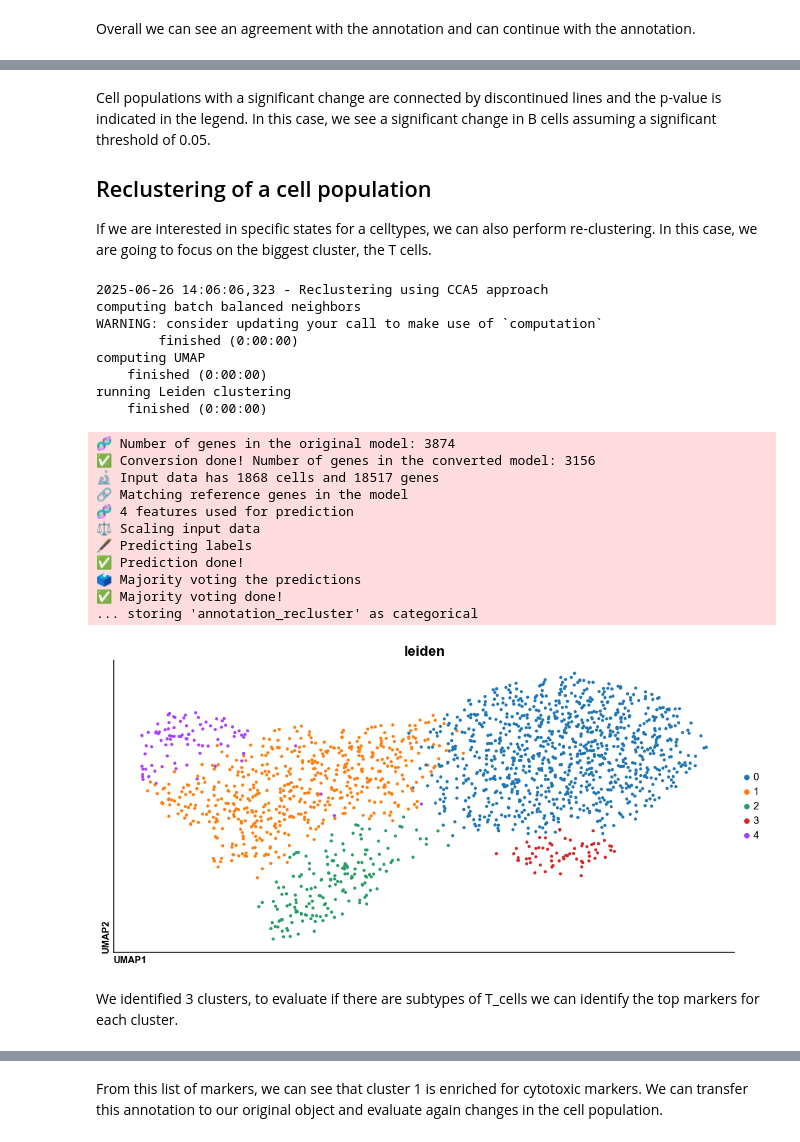
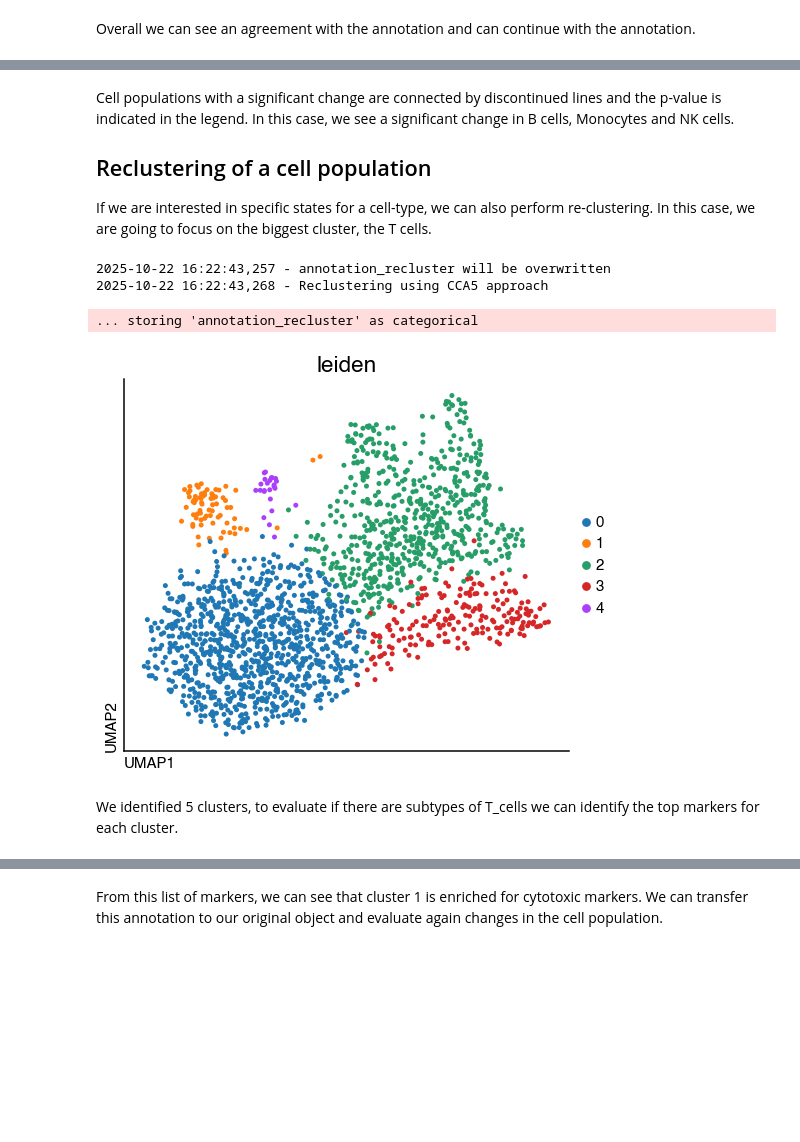
Before and after one commit to davidrm-bio/DOTools_py, a Jupyter notebook: docs/notebooks/example_10X.ipynb, the cells around one changed output, grey strips where cells are left out. Saved outputs shown, nothing was run; the diff lists cells and outputs as text; code cells hidden in the pictures; blank space fills up the shorter version.

```diff
--- a/docs/notebooks/example_10X.ipynb
+++ b/docs/notebooks/example_10X.ipynb
@@ -27,7 +34,7 @@ do.dt.example_10x("/Users/david/Downloads/Data10x")
 # %%
 paths = [
-    "/Users/david/Downloads/Data10x/healthy/outs/filtered_feature_bc_matrix.h5",
-    "/Users/david/Downloads/Data10x/disease/outs/filtered_feature_bc_matrix.h5",
+    "/Users/david/Downloads/PublicData10x/healthy/outs/filtered_feature_bc_matrix.h5",
+    "/Users/david/Downloads/PublicData10x/disease/outs/filtered_feature_bc_matrix.h5",
 ]
 
 adata = do.pp.importer_py(
@@ -221,5 +196,5 @@ do.pl.umap(adata, "leiden", labels="leiden")
 
 We also have the possibility to perform a semi-automatic annotation using [CellTypist](https://www.celltypist.org/). In this case, we use the  `Adult_COVID19_PBMC.pkl` model.
 # %%
-adata = do.tl.auto_annot(adata, "leiden", model="Healthy_COVID19_PBMC.pkl", convert=False, pl_cell_prob=True)
+do.tl.auto_annot(adata, "leiden", model="Healthy_COVID19_PBMC.pkl", convert=False, pl_cell_prob=True)
 # %% [output]
@@ -255,7 +230,7 @@ do.pl.dotplot(adata, "leiden", markers, swap_axes=False)
 Overall we can see an agreement with the annotation and can continue with the annotation.
 # %%
 adata.obs["annotation"] = adata.obs.leiden.map(
-    {"0": "Monocytes", "1": "T_cells", "2": "T_cells", "3": "NK", "4": "B_cells", "5": "pDC", "6": "T_cells"}
+    {"0": "Monocytes", "1": "T_cells", "2": "T_cells", "3": "NK", "4": "B_cells", "5": "pDC"}
 )
 do.pl.umap(adata, "annotation", labels="annotation")
 # %% [output]
@@ -283,44 +258,28 @@ do.pl.cell_props(
 # %% [markdown]
-Cell populations with a significant change are connected by discontinued lines and the p-value is indicated in the legend. In this case, we see a significant change in B cells assuming a significant threshold of 0.05.
+Cell populations with a significant change are connected by discontinued lines and the p-value is indicated in the legend. In this case, we see a significant change in B cells, Monocytes and NK cells.
 
 ## Reclustering of a cell population
 
-If we are interested in specific states for a celltypes, we can also perform re-clustering. In this case, we are going to focus on the biggest cluster, the T cells.
+If we are interested in specific states for a cell-type, we can also perform re-clustering. In this case, we are going to focus on the biggest cluster, the T cells.
 # %%
 tcell = do.tl.reclustering(
     adata,
     cluster_key="annotation",  # Metadata column with clusters
     batch_key="batch",  # Metadata column with batch information
-    recluster_apporach="CCA5",  # Integration approach used
+    recluster_apporach="cca5",  # Integration approach used
     use_clusters=["T_cells"],  # Cluster we want to re-cluster
     use_rep="X_CCA",  # representation to use
     get_subset=True,  # Get AnnData of T_cells re-clusters
-    resolution=0.5,
+    resolution=0.6,
 )
 do.pl.umap(tcell, "leiden")
 # %% [output]
-2025-06-26 14:06:06,323 - Reclustering using CCA5 approach
-computing batch balanced neighbors
-WARNING: consider updating your call to make use of `computation`
-        finished (0:00:00)
-computing UMAP
-    finished (0:00:00)
-running Leiden clustering
-    finished (0:00:00)
+2025-10-22 16:22:43,257 - annotation_recluster will be overwritten
+2025-10-22 16:22:43,268 - Reclustering using CCA5 approach
-🧬 Number of genes in the original model: 3874
-✅ Conversion done! Number of genes in the converted model: 3156
-🔬 Input data has 1868 cells and 18517 genes
-🔗 Matching reference genes in the model
-🧬 4 features used for prediction
-⚖️ Scaling input data
-🖋️ Predicting labels
-✅ Prediction done!
-🗳️ Majority voting the predictions
-✅ Majority voting done!
 ... storing 'annotation_recluster' as categorical
-[figure, old version]
+[figure, new version]
 # %% [markdown]
-We identified 3 clusters, to evaluate if there are subtypes of T_cells we can identify the top markers for each cluster.
+We identified 5 clusters, to evaluate if there are subtypes of T_cells we can identify the top markers for each cluster.
 # %%
 do.tl.rank_genes_groups(tcell, groupby="leiden", method="wilcoxon", tie_correct=True, pts=True)
 table = do.get.dge_results(tcell)
```
Also changed, not shown: parts of 33 cells of this notebook, 2 other files.
